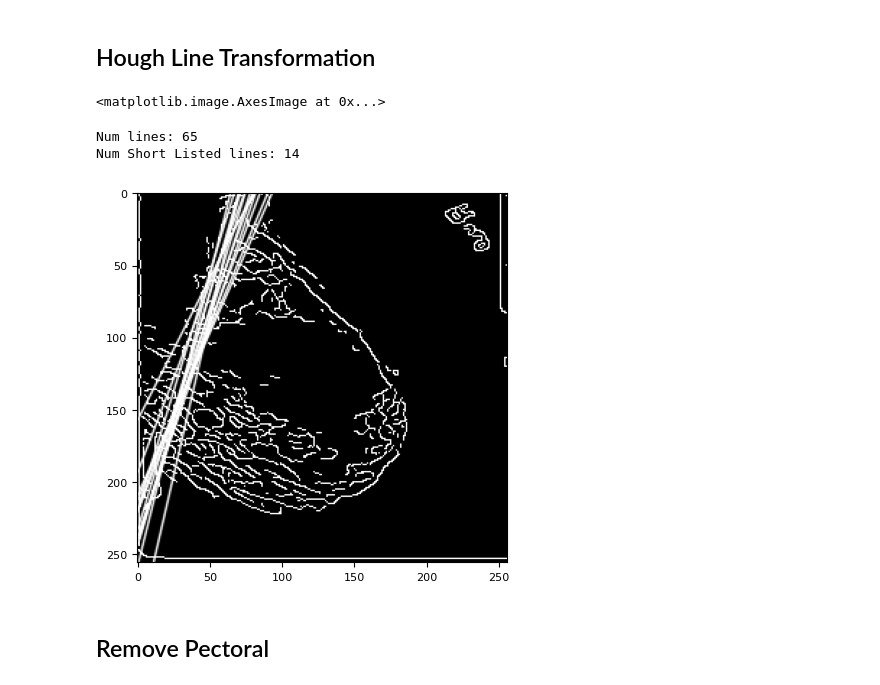
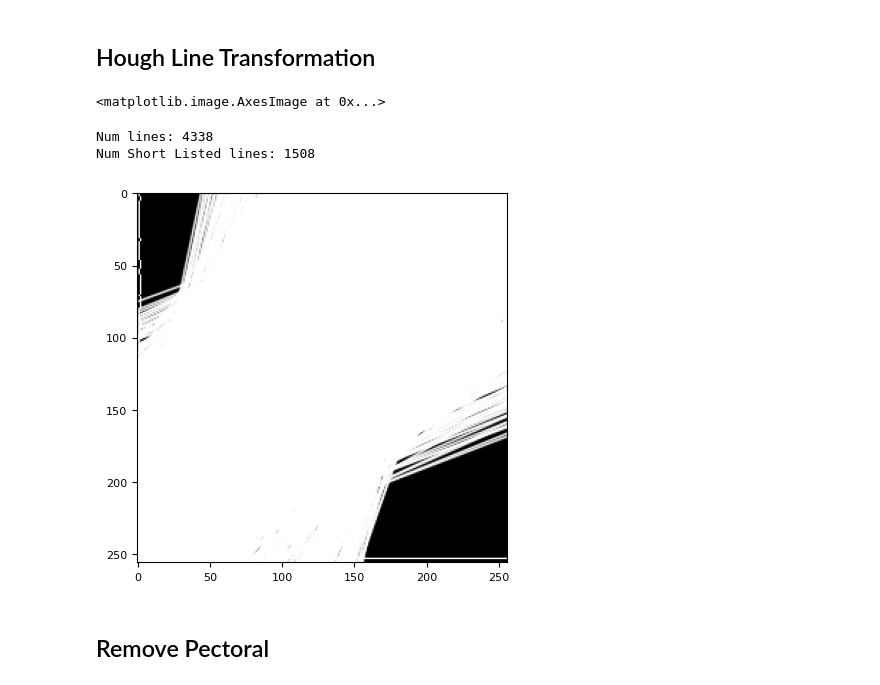
Before and after one commit to john-james-ai/BreastCancerDetection, a Jupyter notebook: notebooks/lab/pectoral.ipynb, the cells around one changed output. Saved outputs shown, nothing was run; the diff lists cells and outputs as text; code cells hidden in the pictures.

```diff
--- a/notebooks/lab/pectoral.ipynb
+++ b/notebooks/lab/pectoral.ipynb
@@ -88,41 +88,41 @@ def shortlist_line(line):
     MAX_DIST  = 256
     return (line['rho']>=MIN_DIST) & (line['rho']<=MAX_DIST) & (line['theta']>=MIN_ANGLE) & (line['theta']<=MAX_ANGLE)
 # %%
-lines = cv2.HoughLines(edges,1,np.pi/180,50)
+lines = cv2.HoughLines(edges,1,np.pi/180,20)
 line_list = []
 edges_lines = edges.copy()
 for line in lines:
     rho, theta = line[0]
     a = np.cos(theta)
     b = np.sin(theta)
     x0 = a * rho
     y0 = b * rho
     # x1 stores the rounded off value of (rcos(theta)-1000sin(theta))
     x1 = int(x0 + 1000*(-b))
 
     # y1 stores the rounded off value of (rsin(theta)+1000cos(theta))
     y1 = int(y0 + 1000*(a))
 
     # x2 stores the rounded off value of (rcos(theta)+1000sin(theta))
     x2 = int(x0 - 1000*(-b))
 
     # y2 stores the rounded off value of (rsin(theta)-1000cos(theta))
     y2 = int(y0 - 1000*(a))
     line = {'rho': rho, 'theta': np.degrees(theta), 'point1': [x1,y1], 'point2': [x2,y2]}
     line_list.append(line)
     if shortlist_line(line):
         edges_lines= cv2.line(edges_lines, (x1,y1), (x2,y2), color=255, thickness= 1, lineType= cv2.LINE_AA)
 
 
 plt.imshow(edges_lines, cmap='gray')
 print(f"Num lines: {len(line_list)}")
 slines = shortlist_lines(line_list)
 print(f"Num Short Listed lines: {len(slines)}")
 # %% [output]
 <matplotlib.image.AxesImage at 0x...>
-Num lines: 65
-Num Short Listed lines: 14
+Num lines: 4338
+Num Short Listed lines: 1508
-[figure, old version]
+[figure, new version]
 # %% [markdown]
 ## Remove Pectoral
 # %%
```
Also changed, not shown: 20 other files.
